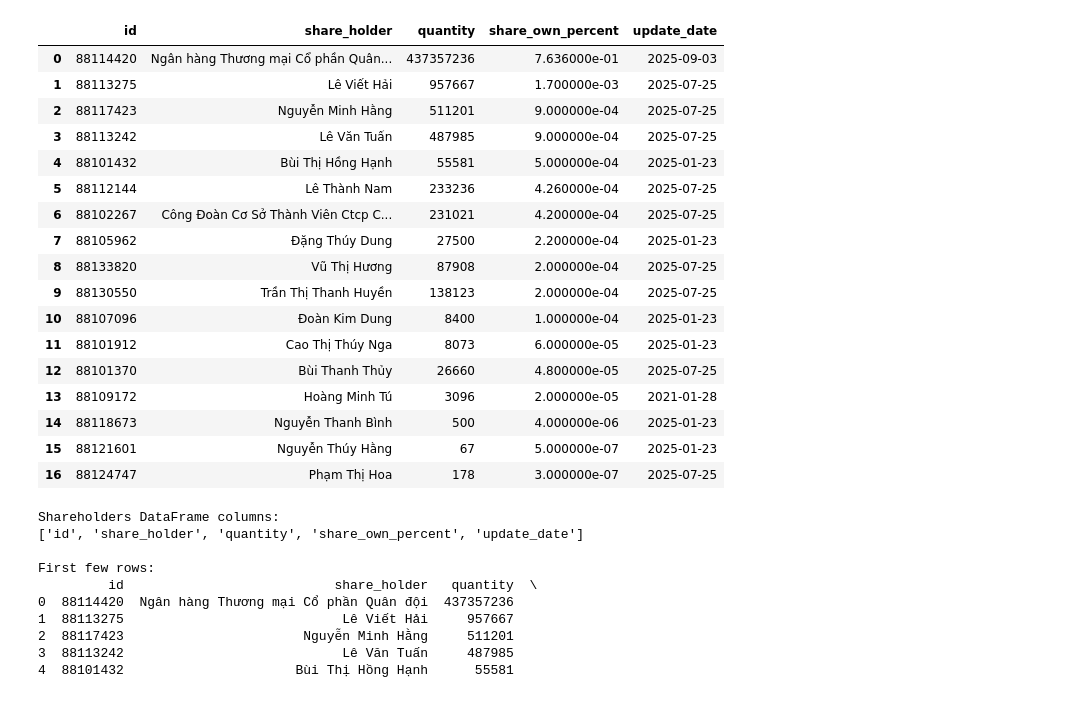
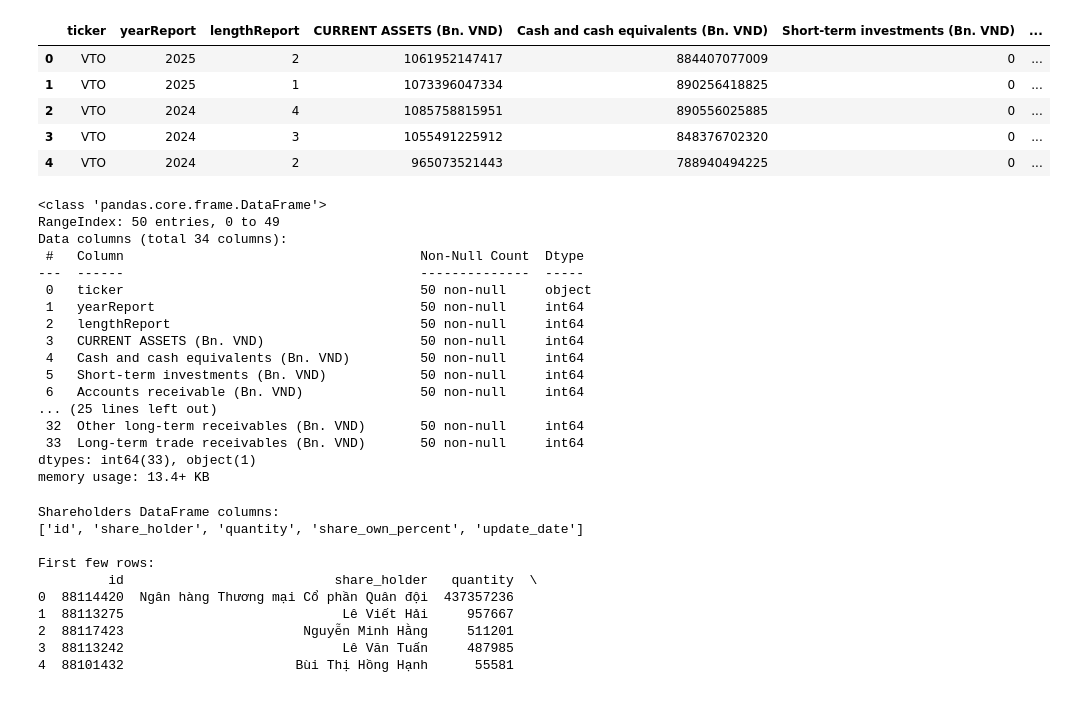
Before and after one commit to tohieu1603/pynews, a Jupyter notebook: readme.ipynb, the cells around one changed output. Drawn from its saved outputs; the diff is of its cells as text; code cells hidden in the pictures.

```diff
--- a/readme.ipynb
+++ b/readme.ipynb
@@ -1,31 +1,48 @@
 # %%
 from vnstock import Company
 from vnstock import Listing
+from vnstock import Finance
 company = Company(symbol = "VTO", source="TCBS")
 company2 = Company(symbol = "MBS", source="VCI")
 listing = Listing()
+finance = Finance(symbol="VTO", source="VCI")
+# %%
+import pandas as pd
+# Cấu hình để hiển thị tất cả các cột mà không bị rút gọn
+pd.set_option('display.max_columns', None)
+pd.set_option('display.width', None)
+pd.set_option('display.max_colwidth', None)
 # %%
 listing.industries_icb()
 company2.shareholders()
+finance.balance_sheet().head(5)
 # %% [output]
-|  | id | share_holder | quantity | share_own_percent | update_date |
-| 0 | 88114420 | Ngân hàng Thương mại Cổ phần Quân... | 437357236 | 7.636000e-01 | 2025-09-03 |
-| 1 | 88113275 | Lê Viết Hải | 957667 | 1.700000e-03 | 2025-07-25 |
-| 2 | 88117423 | Nguyễn Minh Hằng | 511201 | 9.000000e-04 | 2025-07-25 |
-| 3 | 88113242 | Lê Văn Tuấn | 487985 | 9.000000e-04 | 2025-07-25 |
-| 4 | 88101432 | Bùi Thị Hồng Hạnh | 55581 | 5.000000e-04 | 2025-01-23 |
-| 5 | 88112144 | Lê Thành Nam | 233236 | 4.260000e-04 | 2025-07-25 |
-| 6 | 88102267 | Công Đoàn Cơ Sở Thành Viên Ctcp C... | 231021 | 4.200000e-04 | 2025-07-25 |
-| 7 | 88105962 | Đặng Thúy Dung | 27500 | 2.200000e-04 | 2025-01-23 |
-| 8 | 88133820 | Vũ Thị Hương | 87908 | 2.000000e-04 | 2025-07-25 |
-| 9 | 88130550 | Trần Thị Thanh Huyền | 138123 | 2.000000e-04 | 2025-07-25 |
-| 10 | 88107096 | Đoàn Kim Dung | 8400 | 1.000000e-04 | 2025-01-23 |
-| 11 | 88101912 | Cao Thị Thúy Nga | 8073 | 6.000000e-05 | 2025-01-23 |
-| 12 | 88101370 | Bùi Thanh Thủy | 26660 | 4.800000e-05 | 2025-07-25 |
-| 13 | 88109172 | Hoàng Minh Tú | 3096 | 2.000000e-05 | 2021-01-28 |
-| 14 | 88118673 | Nguyễn Thanh Bình | 500 | 4.000000e-06 | 2025-01-23 |
-| 15 | 88121601 | Nguyễn Thúy Hằng | 67 | 5.000000e-07 | 2025-01-23 |
-| 16 | 88124747 | Phạm Thị Hoa | 178 | 3.000000e-07 | 2025-07-25 |
+|  | ticker | yearReport | lengthReport | CURRENT ASSETS (Bn. VND) | Cash and cash equivalents (Bn. VND) | Short-term investments (Bn. VND) | ... |
+| 0 | VTO | 2025 | 2 | 1061952147417 | 884407077009 | 0 | ... |
+| 1 | VTO | 2025 | 1 | 1073396047334 | 890256418825 | 0 | ... |
+| 2 | VTO | 2024 | 4 | 1085758815951 | 890556025885 | 0 | ... |
+| 3 | VTO | 2024 | 3 | 1055491225912 | 848376702320 | 0 | ... |
+| 4 | VTO | 2024 | 2 | 965073521443 | 788940494225 | 0 | ... |
+# %%
+finance.balance_sheet().info()
+# %% [output]
+<class 'pandas.core.frame.DataFrame'>
+RangeIndex: 50 entries, 0 to 49
+Data columns (total 34 columns):
+ #   Column                                      Non-Null Count  Dtype
+---  ------                                      --------------  -----
+ 0   ticker                                      50 non-null     object
+ 1   yearReport                                  50 non-null     int64
+ 2   lengthReport                                50 non-null     int64
+ 3   CURRENT ASSETS (Bn. VND)                    50 non-null     int64
+ 4   Cash and cash equivalents (Bn. VND)         50 non-null     int64
+ 5   Short-term investments (Bn. VND)            50 non-null     int64
+ 6   Accounts receivable (Bn. VND)               50 non-null     int64
+... (25 lines left out)
+ 32  Other long-term receivables (Bn. VND)       50 non-null     int64
+ 33  Long-term trade receivables (Bn. VND)       50 non-null     int64
+dtypes: int64(33), object(1)
+memory usage: 13.4+ KB
 # %%
 # Kiểm tra columns của shareholders data
 shareholders_df = company2.shareholders()
```
Also changed, not shown: 11 other files.
